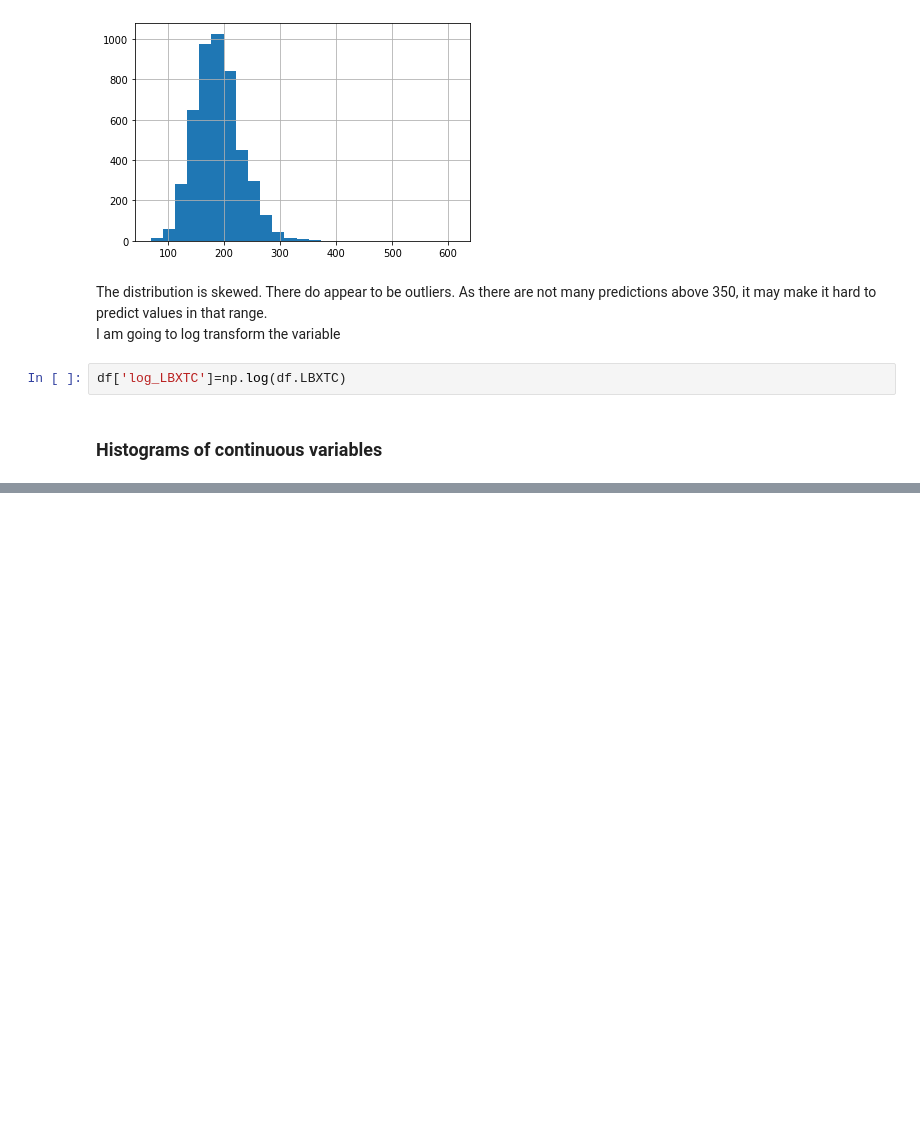
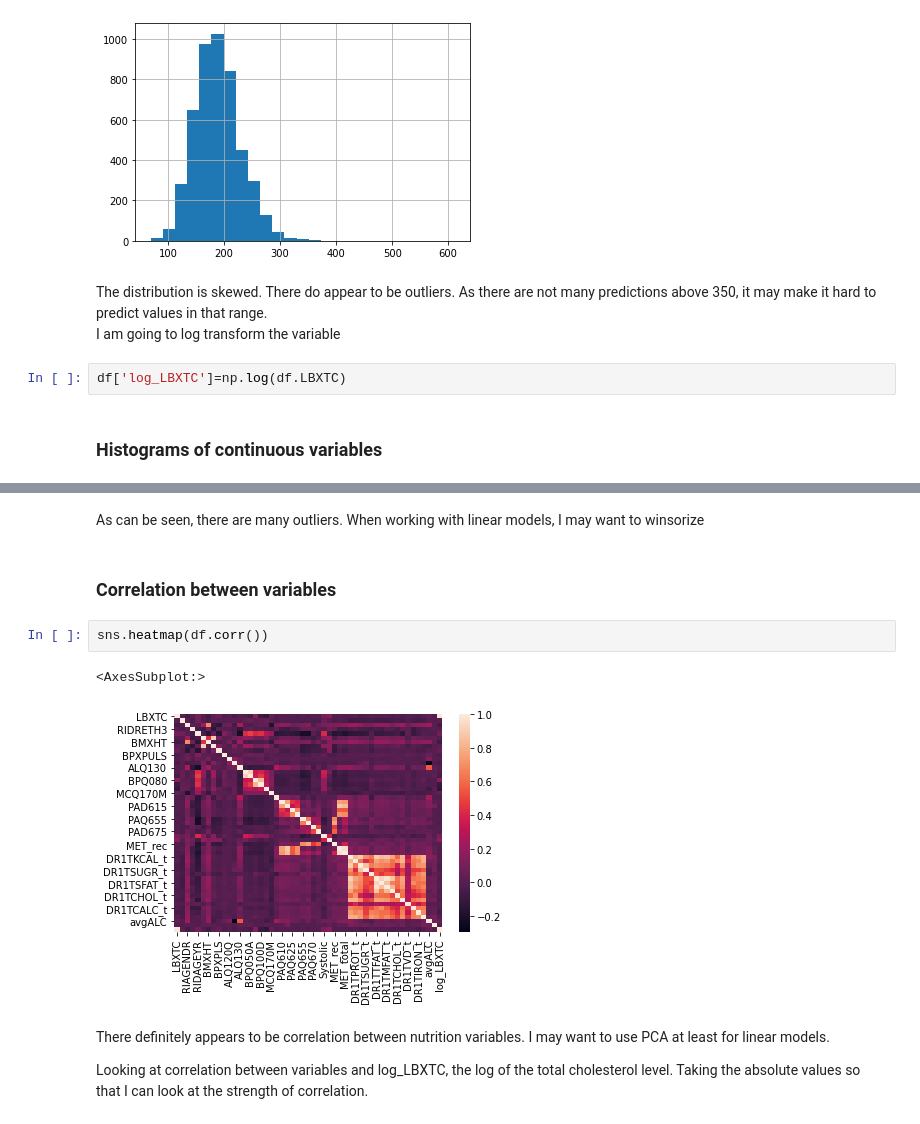
Before and after one commit to mathisme/ThinkfulDSFinalCapstone, a Jupyter notebook: final.ipynb, the cells around one changed output, grey strips where cells are left out. Saved outputs shown, nothing was run; the diff lists cells and outputs as text; blank space fills up the shorter version.

```diff
--- a/final.ipynb
+++ b/final.ipynb
@@ -611,0 +638,13 @@ df['log_LBXTC']=np.log(df.LBXTC)
+# %% [markdown]
+As can be seen, there are many outliers.  When working with linear models, I may want to winsorize
+# %% [markdown]
+### Correlation between variables
+# %%
+sns.heatmap(df.corr())
+# %% [output]
+<AxesSubplot:>
+[figure, added]
+# %% [markdown]
+There definitely appears to be correlation between nutrition variables.  I may want to use PCA at least for linear models.
+
+Looking at correlation between variables and log_LBXTC, the log of the total cholesterol level.  Taking the absolute values so that I can look at the strength of correlation.
```
Also changed, not shown: parts of 7 cells of this notebook.
